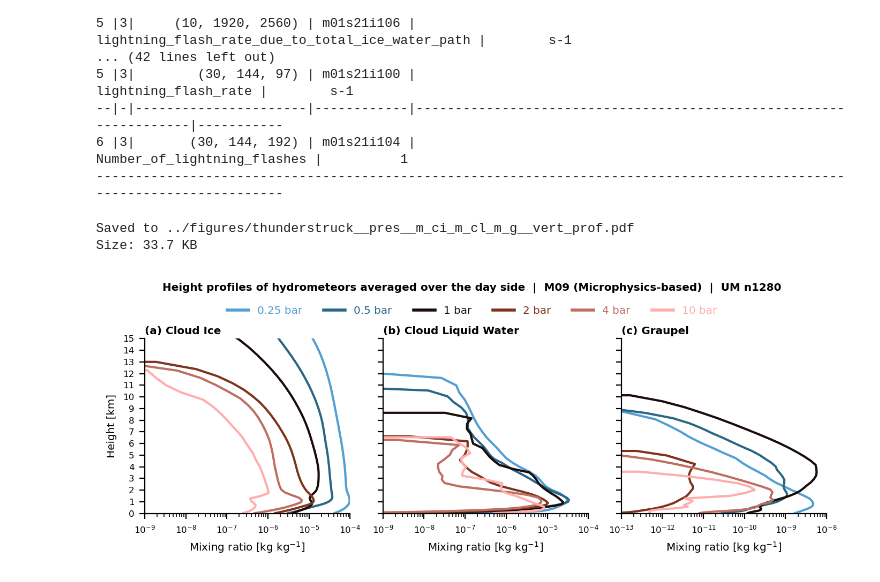
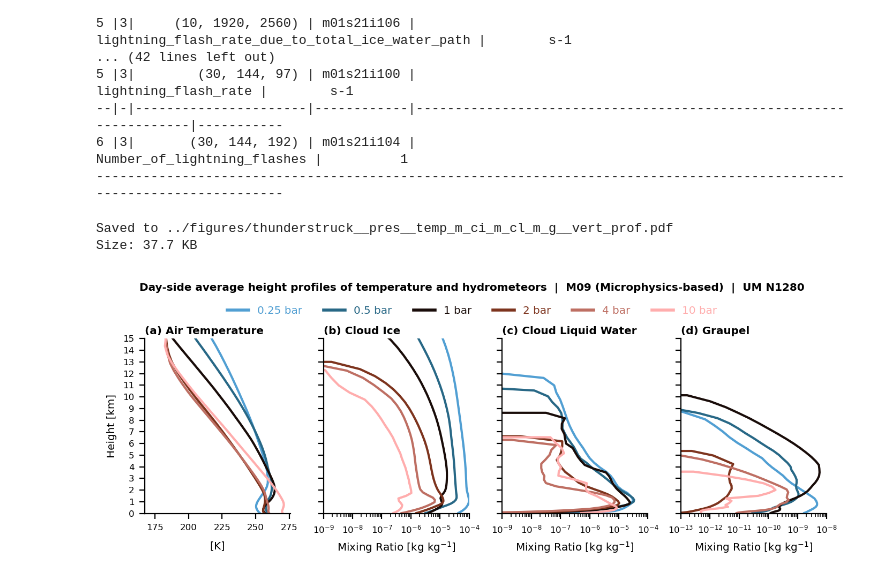
Before and after one commit to dennissergeev/thunderstruck, a Jupyter notebook: src/scripts/Vertical-Profiles.ipynb, the cells around one changed output. Cells and saved outputs as stored; diff of their text form; code cells hidden in the pictures.

```diff
--- a/src/scripts/Vertical-Profiles.ipynb
+++ b/src/scripts/Vertical-Profiles.ipynb
@@ -57,7 +52,7 @@ show_sim = [
 n_sim = len(show_sim)
 # %%
 dset = {}
-for sim in tqdm(show_sim):
+for sim in show_sim:
     dset[sim] = {}
     const = init_const("trap1e")  # TODO
     for scheme in LPC:
@@ -68,7 +63,7 @@ for sim in tqdm(show_sim):
                 / "steady"
                 / SIMULATIONS[sim].diag_suites[LPC[scheme].suites]
                 / "base"
-                / LPC[scheme].model_res
+                / LPC[scheme].model_res.lower()
                 / LPC[scheme].file_mask,
                 callback=partial(callback_coord_system, const=const),
             ),
@@ -109,6 +104,7 @@ class Diag:
     recipe: callable
     title: str
     units: str
+    short_label: str = ""
     lim: tuple = ()
     scale: str = "linear"
     unit_format_kwargs: dict = field(default_factory=lambda: {})
@@ -124,6 +120,7 @@ DIAGS = {
     "m_ci": Diag(
         recipe=lambda cl: cl.extract_cube("cloud_ice_mixing_ratio"),
         title="Cloud Ice",
+        short_label="Mixing Ratio",
         units="$kg$ $kg^{-1}$",
         scale="log",
         lim=[1e-9, 1e-4],
@@ -131,6 +128,7 @@ DIAGS = {
     "m_cl": Diag(
         recipe=lambda cl: cl.extract_cube("cloud_liquid_water_mixing_ratio"),
         title="Cloud Liquid Water",
+        short_label="Mixing Ratio",
         units="$kg$ $kg^{-1}$",
         scale="log",
         lim=[1e-9, 1e-4],
@@ -138,6 +136,7 @@ DIAGS = {
     "m_g": Diag(
         recipe=lambda cl: cl.extract_cube("graupel_mixing_ratio"),
         title="Graupel",
+        short_label="Mixing Ratio",
         units="$kg$ $kg^{-1}$",
         scale="log",
         lim=[1e-13, 1e-8],
@@ -152,13 +151,13 @@ DIAGS = {
 # %%
 area_mean = lambda cube: spatial_mean(cube.extract(DAYSIDE.constraint))
 scheme = "m09"
-diag_keys = ["m_ci", "m_cl", "m_g"]
+diag_keys = ["temp", "m_ci", "m_cl", "m_g"]
 sep = "  |  "
 savefig = True
 
 ttl = sep.join(
     [
-        "Height profiles of hydrometeors averaged over the day side",
+        "Day-side average height profiles of temperature and hydrometeors",
         LPC[scheme].title,
         f"UM {LPC[scheme].model_res}",
     ]
@@ -196,34 +195,37 @@ for diag_key in diag_keys:
         cube1d = area_mean(LPC[scheme].time_ave_func(cube))
         ax.plot(
             cube1d.data,
             cube1d.coord(um.z).points / 1e3,  # km
             # marker=SIMULATIONS[sim].kw_plt["marker"],
             # markersize=4,
             # markeredgecolor="w",
             color=SIMULATIONS[sim].kw_plt["color"],
         )
     if ax.get_subplotspec().is_first_col():
         ax.set_ylabel("Height [km]", size="large")
     ax.set_ylim(0, 15)
-    ax.set_xlabel(f"Mixing ratio [{DIAGS[diag_key].units}]", size="large")
+    ax.set_xlabel(
+        f"{DIAGS[diag_key].short_label} [{DIAGS[diag_key].units}]".removeprefix(" "),
+        size="large",
+    )
     ax.set_xscale(DIAGS[diag_key].scale)
     if DIAGS[diag_key].lim:
         ax.set_xlim(DIAGS[diag_key].lim)
         ax.spines.bottom.set_bounds(DIAGS[diag_key].lim)
     ax.spines.right.set_visible(False)
     ax.spines.top.set_visible(False)
     # ax.spines.left.set_visible(False)
     ax.spines.left.set_bounds(0, 15)
     ax.set_yticks(range(16))
 
 fig.align_labels()
 
 if savefig:
     figsave(
         fig,
         paths.figures / f"{PROJECT}__{SIM_GROUP}__{'_'.join(diag_keys)}__vert_prof",
     )
 # %% [output]
-Saved to ../figures/thunderstruck__pres__m_ci_m_cl_m_g__vert_prof.pdf
-Size: 33.7 KB
+Saved to ../figures/thunderstruck__pres__temp_m_ci_m_cl_m_g__vert_prof.pdf
+Size: 37.7 KB
-[figure, old version]
+[figure, new version]
```
Also changed, not shown: parts of 3 cells of this notebook, 3 other files.
